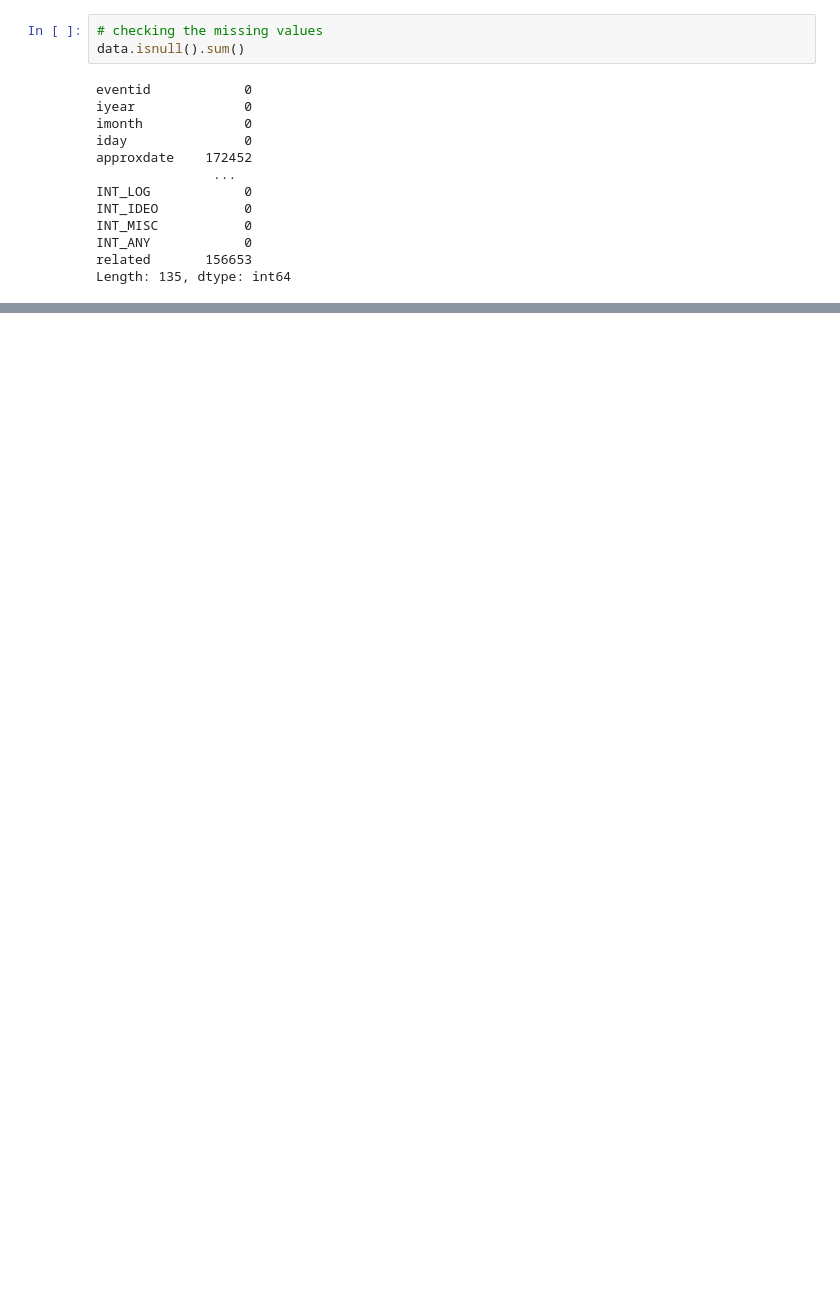
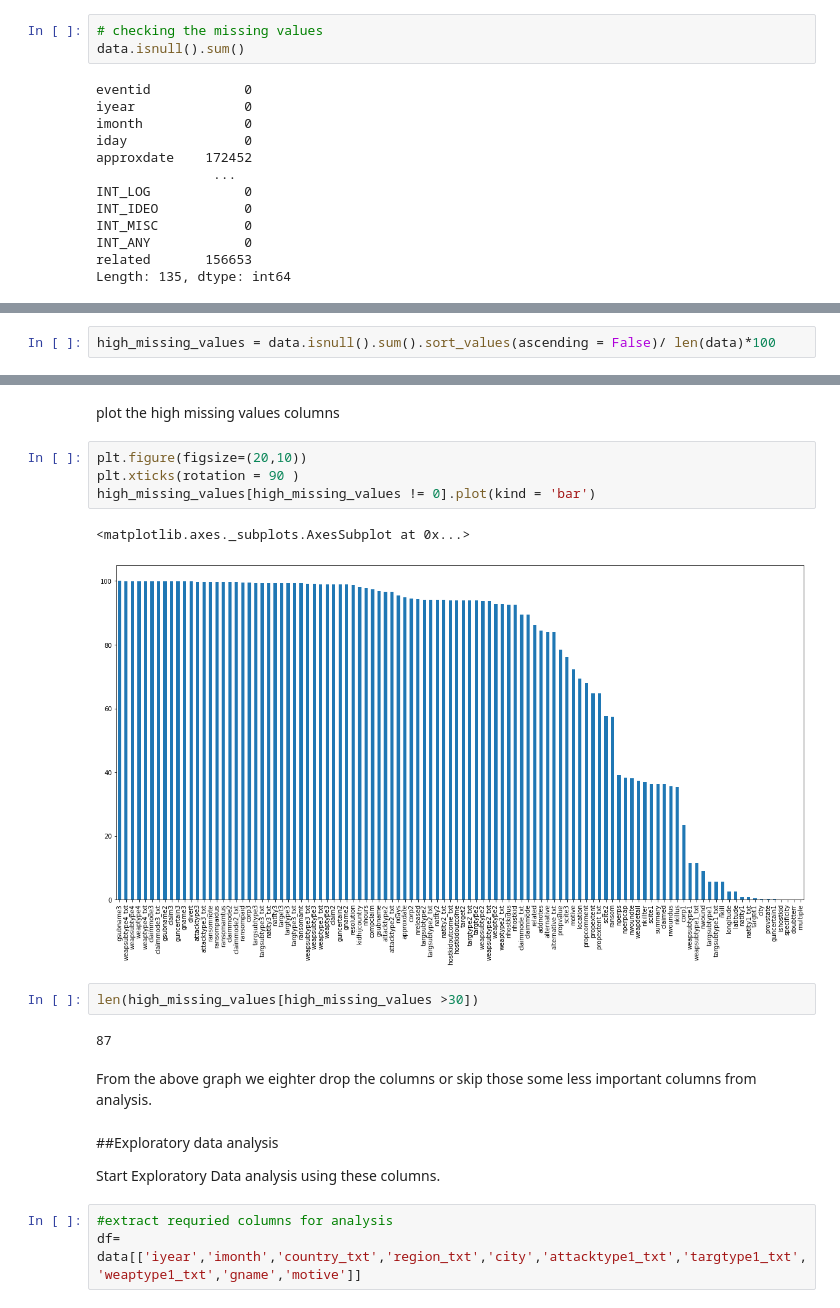
Before and after one commit to omkar3513/Global_Terrorism_Database_-GTD-_Analysis, a Jupyter notebook: Copy_of_Global_Terrorism_Analysis_Capstone_Project.ipynb, the cells around one changed output, grey strips where cells are left out. Cells and saved outputs as stored; diff of their text form; blank space fills up the shorter version.

```diff
--- a/Copy_of_Global_Terrorism_Analysis_Capstone_Project.ipynb
+++ b/Copy_of_Global_Terrorism_Analysis_Capstone_Project.ipynb
@@ -112,0 +124,2 @@ Length: 135, dtype: int64
+# %%
+high_missing_values = data.isnull().sum().sort_values(ascending = False)/ len(data)*100
@@ -112,0 +141,22 @@ Length: 135, dtype: int64
+# %% [markdown]
+plot the high missing values columns
+# %%
+plt.figure(figsize=(20,10))
+plt.xticks(rotation = 90 )
+high_missing_values[high_missing_values != 0].plot(kind = 'bar')
+# %% [output]
+<matplotlib.axes._subplots.AxesSubplot at 0x...>
+[figure, added]
+# %%
+len(high_missing_values[high_missing_values >30])
+# %% [output]
+87
+# %% [markdown]
+From the above graph we eighter drop the columns or skip those some less important columns from analysis.
+# %% [markdown]
+##Exploratory data analysis
+
+Start Exploratory Data analysis using these columns.
+# %%
+#extract requried columns for analysis
+df= data[['iyear','imonth','country_txt','region_txt','city','attacktype1_txt','targtype1_txt','weaptype1_txt','gname','motive']]
```
Also changed, not shown: parts of 12 cells of this notebook.
